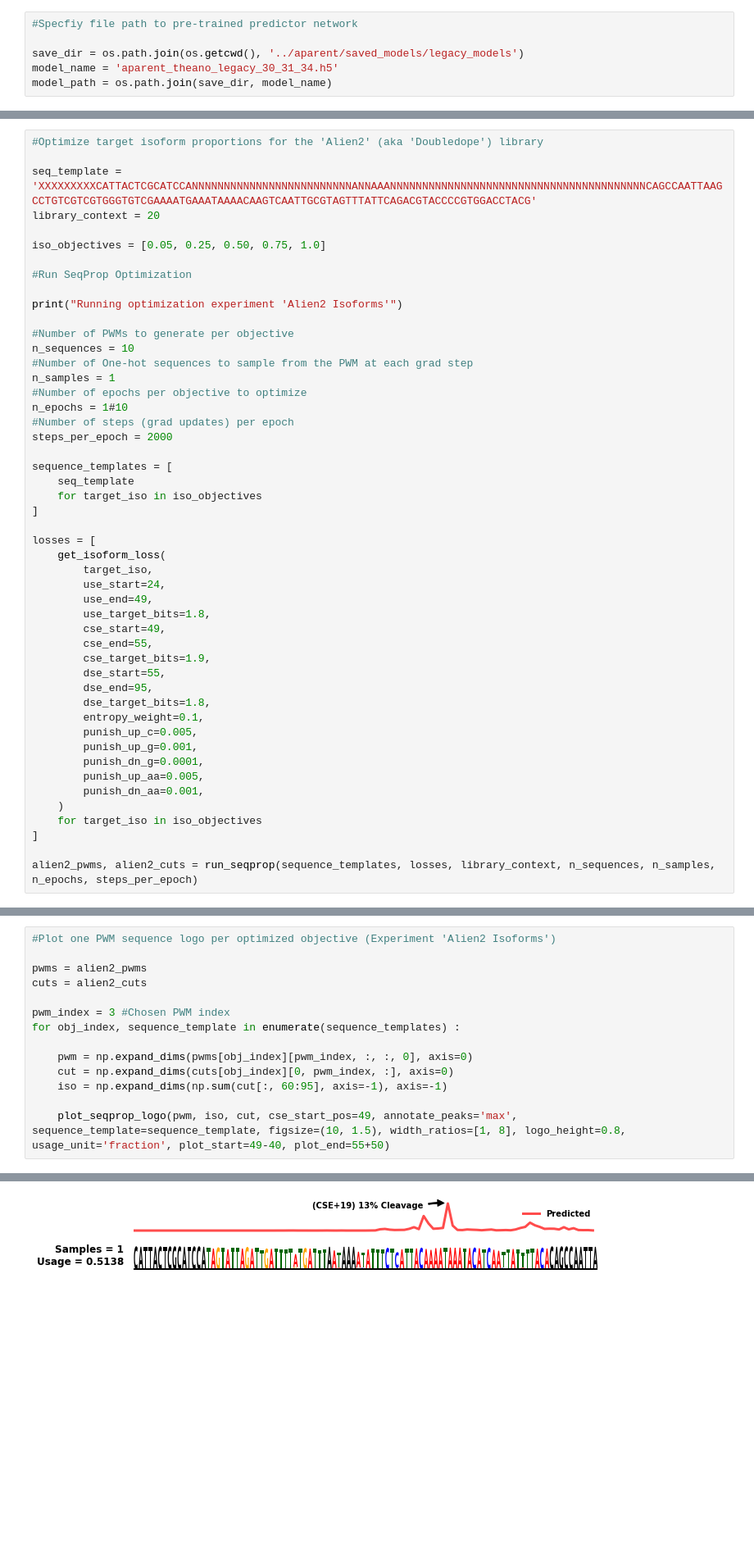
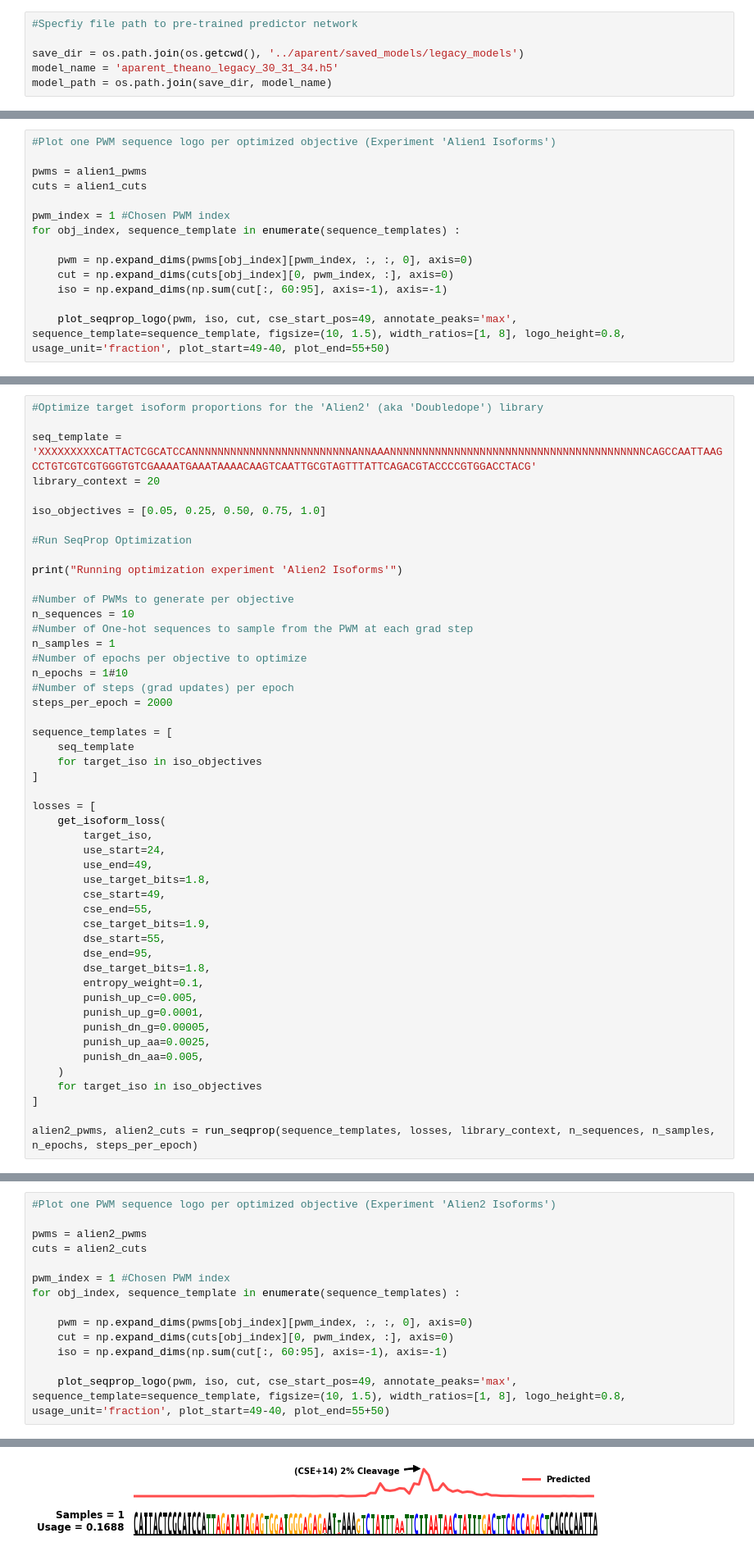
Before and after one commit to johli/aparent, a Jupyter notebook: seqprop/seqprop_aparent_isoform_optimization_legacy.ipynb, the cells around one changed output, grey strips where cells are left out. Shown at 82% size. Saved outputs shown, nothing was run; the diff lists cells and outputs as text; blank space fills up the shorter version.

```diff
--- a/seqprop/seqprop_aparent_isoform_optimization_legacy.ipynb
+++ b/seqprop/seqprop_aparent_isoform_optimization_legacy.ipynb
@@ -159,0 +222,14 @@ model_path = os.path.join(save_dir, model_name)
+# %%
+#Plot one PWM sequence logo per optimized objective (Experiment 'Alien1 Isoforms')
+
+pwms = alien1_pwms
+cuts = alien1_cuts
+
+pwm_index = 1 #Chosen PWM index
+for obj_index, sequence_template in enumerate(sequence_templates) :
+
+    pwm = np.expand_dims(pwms[obj_index][pwm_index, :, :, 0], axis=0)
+    cut = np.expand_dims(cuts[obj_index][0, pwm_index, :], axis=0)
+    iso = np.expand_dims(np.sum(cut[:, 60:95], axis=-1), axis=-1)
+
+    plot_seqprop_logo(pwm, iso, cut, cse_start_pos=49, annotate_peaks='max', sequence_template=sequence_template, figsize=(10, 1.5), width_ratios=[1, 8], logo_height=0.8, usage_unit='fraction', plot_start=49-40, plot_end=55+50)
@@ -197,10 +279,10 @@ losses = [
         dse_target_bits=1.8,
         entropy_weight=0.1,
         punish_up_c=0.005,
-        punish_up_g=0.001,
-        punish_dn_g=0.0001,
-        punish_up_aa=0.005,
-        punish_dn_aa=0.001,
+        punish_up_g=0.0001,
+        punish_dn_g=0.00005,
+        punish_up_aa=0.0025,
+        punish_dn_aa=0.005,
     )
     for target_iso in iso_objectives
 ]
@@ -235,7 +316,7 @@ Epoch 1/1
 pwms = alien2_pwms
 cuts = alien2_cuts
 
-pwm_index = 3 #Chosen PWM index
+pwm_index = 1 #Chosen PWM index
 for obj_index, sequence_template in enumerate(sequence_templates) :
 
     pwm = np.expand_dims(pwms[obj_index][pwm_index, :, :, 0], axis=0)
@@ -248 +329 @@ for obj_index, sequence_template in enumerate(sequence_templates) :
-[figure, old version]
+[figure, new version]
```
Also changed, not shown: parts of 9 cells of this notebook, 4 other files.
